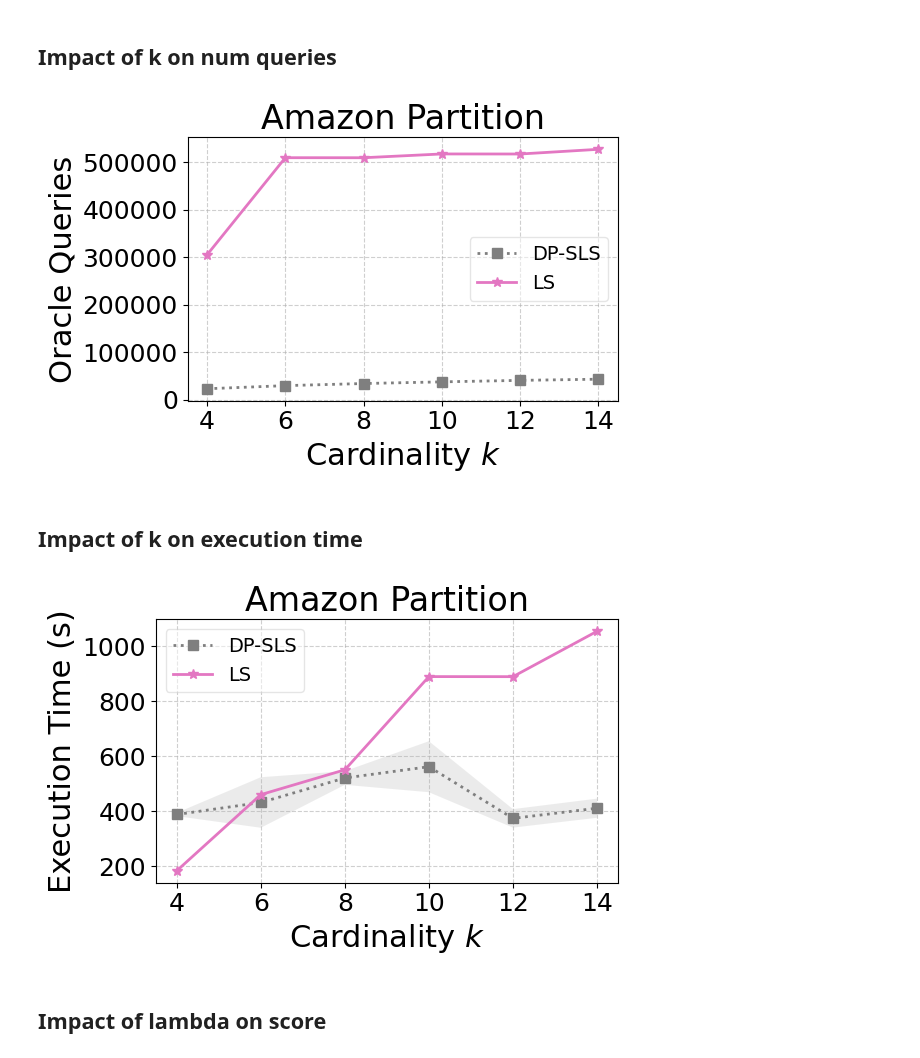
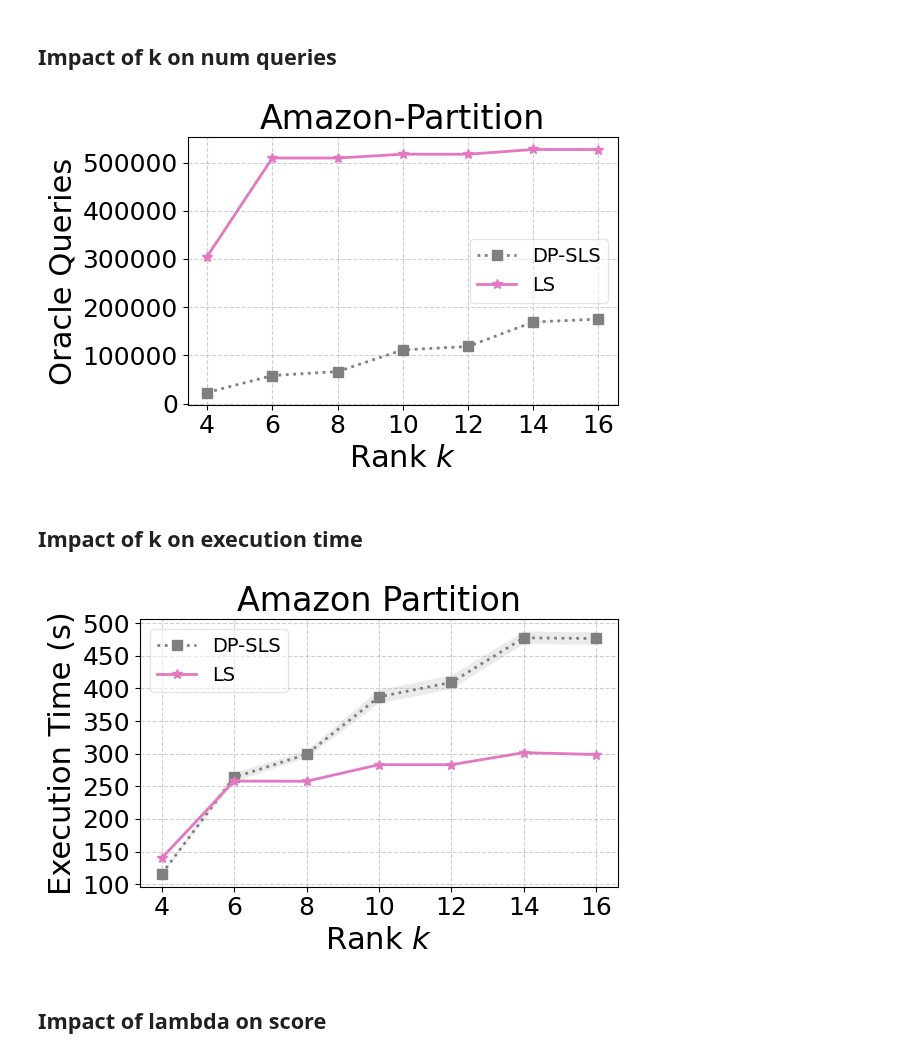
Before and after one commit to ronzadi/Differentially-Private-Max-Sum-Diversification, a Jupyter notebook: visualize_results/visualize_amazon_matroid.ipynb, the cells around one changed output. Saved outputs shown, nothing was run; the diff lists cells and outputs as text; code cells hidden in the pictures.

```diff
--- a/visualize_results/visualize_amazon_matroid.ipynb
+++ b/visualize_results/visualize_amazon_matroid.ipynb
@@ -23,13 +23,14 @@ results_df['alg'] = results_df['alg'].replace(
         'RandomBaseline': 'Random'
     }
 )
+results_df = results_df[results_df['alg'].isin(['LS', 'DP-SLS', 'Random'])]
 # %%
 import matplotlib.pyplot as plt
 import pandas as pd
 
 # 1. Filter the data for eps=0.1 and lambda_param=0.1
 # Using your initial filtering requirements
-filtered_df = results_df[(results_df['eps'] == 0.1) & (results_df['lambda_param'] == 0.1)]
+filtered_df = results_df[(results_df['eps'] == 0.2) & (results_df['lambda_param'] == 0.1)]
 
 # 2. Group by algorithm and 'k' to get average and standard deviation
 stats = filtered_df.groupby(['alg', 'k'])['value'].agg(['mean', 'std']).reset_index()
@@ -82,9 +83,9 @@ for i, alg in enumerate(algorithms):
 # Formatting for large text relative to the image size
 plt.xlabel('Rank $k$', fontsize=22)
 plt.ylabel('Objective Value', fontsize=22)
-plt.title('Amazon Partition ', fontsize=24)
+plt.title('Amazon-Partition ', fontsize=24)
 
-plt.xticks(range(4,16,2), fontsize=18)
+plt.xticks(range(4,18,2), fontsize=18)
 plt.yticks(fontsize=18)
 plt.legend(fontsize=14, frameon=True, ncols=1, framealpha=0.5)# Legend with a box for clarity
 plt.grid(True, linestyle='--', alpha=0.6)
@@ -104,6 +105,7 @@ import numpy as np
 # 1. Filter the data for k=15 and lambda_param=0.1
 target_k = 6
 eps_list = [0.1, 0.2, 0.3, 0.4, 0.5, 0.6, 0.7, 0.8, 0.9, 1]
+eps_list = [0.02, 0.04, 0.06, 0.08, 0.1, 0.12, 0.14]
 
 filtered_df = results_df[
     (results_df['k'] == target_k) &
@@ -160,10 +162,10 @@ for i, alg in enumerate(algorithms):
 # Formatting with exact fontsizes from your reference
 plt.xlabel('Privacy Parameter $\\varepsilon$', fontsize=22)
 plt.ylabel('Objective Value', fontsize=22)
-plt.title('Amazon Partition ($k=6$)', fontsize=24)
+plt.title('Amazon-Partition', fontsize=24)
 
 # Show only even ticks to avoid crowding: 0.02, 0.04, 0.06, 0.08, 0.10
-plt.xticks(eps_list[1::2], fontsize=18)
+plt.xticks(eps_list, fontsize=18)
 plt.yticks(fontsize=18)
 
 plt.legend(fontsize=14, frameon=True, ncols=1, framealpha=0.5)# Exact size from your reference
@@ -182,7 +184,7 @@ import pandas as pd
 
 # 1. Filter the data for eps=0.1 and lambda_param=0.1
 # Using your initial filtering requirements
-filtered_df = results_df[(results_df['eps'] == 0.1) & (results_df['lambda_param'] == 0.1) & ~results_df['alg'].isin(['Random'])]
+filtered_df = results_df[(results_df['eps'] == 0.2) & (results_df['lambda_param'] == 0.1) & ~results_df['alg'].isin(['Random'])]
 
 # 2. Group by algorithm and 'k' to get average and standard deviation
 stats = filtered_df.groupby(['alg', 'k'])['queries'].agg(['mean', 'std']).reset_index()
@@ -233,11 +235,11 @@ for i, alg in enumerate(algorithms):
      )
 
 # Formatting for large text relative to the image size
-plt.xlabel('Cardinality $k$', fontsize=22)
+plt.xlabel('Rank $k$', fontsize=22)
 plt.ylabel('Oracle Queries', fontsize=22)
-plt.title('Amazon Partition', fontsize=24)
+plt.title('Amazon-Partition', fontsize=24)
 
-plt.xticks(range(4,16,2), fontsize=18)
+plt.xticks(range(4,18,2), fontsize=18)
 plt.yticks(fontsize=18)
 plt.legend(fontsize=14, frameon=True, ncols=1, framealpha=0.5)# Legend with a box for clarity
 plt.grid(True, linestyle='--', alpha=0.6)
@@ -246,7 +248,7 @@ plt.tight_layout() # Ensures labels don't get cut off
 plt.savefig('amazon_matroid_k_on_queries.pdf')
 plt.show()
 # %% [output]
-[figure, old version]
+[figure, new version]
 # %% [markdown]
 ## Impact of k on execution time
 # %%
@@ -255,7 +257,7 @@ import pandas as pd
 
 # 1. Filter the data for eps=0.1 and lambda_param=0.1
 # Using your initial filtering requirements
-filtered_df = results_df[(results_df['eps'] == 0.1) & (results_df['lambda_param'] == 0.1) & ~results_df['alg'].isin(['Random'])]
+filtered_df = results_df[(results_df['eps'] == 0.2) & (results_df['lambda_param'] == 0.1) & ~results_df['alg'].isin(['Random'])]
 
 # 2. Group by algorithm and 'k' to get average and standard deviation
 stats = filtered_df.groupby(['alg', 'k'])['time_sec'].agg(['mean', 'std']).reset_index()
@@ -291,35 +293,35 @@ for i, alg in enumerate(algorithms):
     alg_data['mean'] + alg_data['std'],
     color=line.get_color(),
     alpha=0.15,  # Low alpha for transparency
     edgecolor='none' # No border around the shade for a softer look
      )
     # plt.errorbar(
     #     alg_data['k'],
     #     alg_data['mean'],
     #     yerr=alg_data['std'],
     #     label=alg,
     #     color=colors[i % len(colors)],
     #     marker=markers[i % len(markers)],
     #     linestyle=linestyles[i % len(linestyles)],
     #     linewidth=2.5,  # Slightly thicker lines
     #     markersize=6,  # Larger markers for better visibility
     #     capsize=6       # Distinct caps for the error bars
     # )
 
 # Formatting for large text relative to the image size
-plt.xlabel('Cardinality $k$', fontsize=22)
+plt.xlabel('Rank $k$', fontsize=22)
 plt.ylabel('Execution Time (s)', fontsize=22)
 plt.title('Amazon Partition', fontsize=24)
 
-plt.xticks(range(4,16,2), fontsize=18)
+plt.xticks(range(4,18,2), fontsize=18)
 plt.yticks(fontsize=18)
 plt.legend(fontsize=14, frameon=True, ncols=1, framealpha=0.5)# Legend with a box for clarity
 plt.grid(True, linestyle='--', alpha=0.6)
 
 plt.tight_layout() # Ensures labels don't get cut off
 plt.savefig('amazon_matroid_k_on_time.pdf')
 plt.show()
 # %% [output]
-[figure, old version]
+[figure, new version]
 # %% [markdown]
 ## Impact of lambda on score
```
Also changed, not shown: parts of 6 cells of this notebook.
